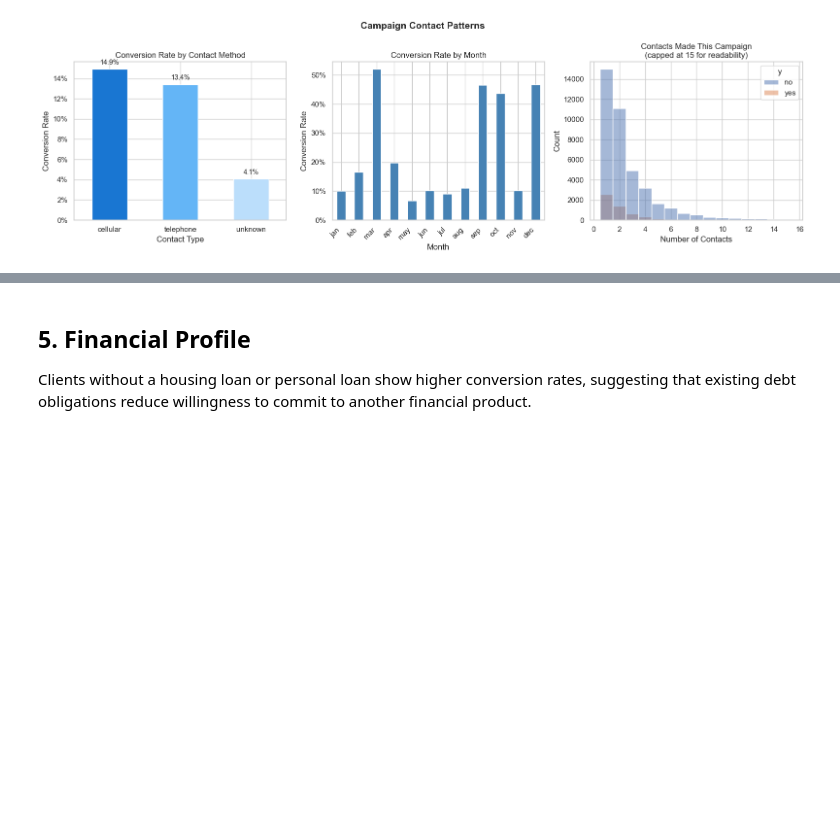
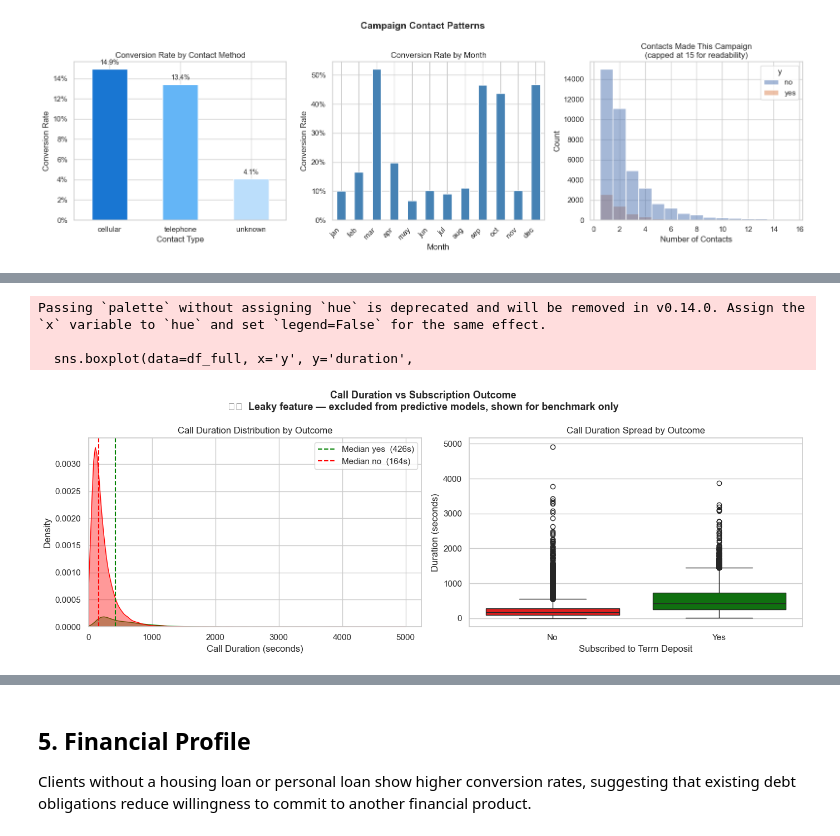
Before and after one commit to eigen-echo/ucb-pa17-comparing-classifiers, a Jupyter notebook: notebooks/00-exploratary-data-analysis.ipynb, the cells around one changed output, grey strips where cells are left out. Drawn from its saved outputs; the diff is of its cells as text; code cells hidden in the pictures; blank space fills up the shorter version.

```diff
--- a/notebooks/00-exploratary-data-analysis.ipynb
+++ b/notebooks/00-exploratary-data-analysis.ipynb
@@ -321,0 +326,38 @@ plt.show()
+# %%
+
+fig, axes = plt.subplots(1, 2, figsize=(14, 5))
+sns.kdeplot(
+    data=df_full, x='duration', hue='y',
+    palette={'yes': 'green', 'no': 'red'},
+    fill=True, alpha=0.4, ax=axes[0],
+)
+median_yes = df_full[df_full['y'] == 'yes']['duration'].median()
+median_no  = df_full[df_full['y'] == 'no']['duration'].median()
+axes[0].axvline(median_yes, color='green', linestyle='--', linewidth=1.5,
+                label=f'Median yes  ({median_yes:.0f}s)')
+axes[0].axvline(median_no,  color='red',   linestyle='--', linewidth=1.5,
+                label=f'Median no  ({median_no:.0f}s)')
+axes[0].set_title('Call Duration Distribution by Outcome')
+axes[0].set_xlabel('Call Duration (seconds)')
+axes[0].set_ylabel('Density')
+axes[0].set_xlim(left=0)
+axes[0].legend()
+
+
+sns.boxplot(data=df_full, x='y', y='duration',
+            palette={'yes': 'green', 'no': 'red'}, ax=axes[1])
+axes[1].set_title('Call Duration Spread by Outcome')
+axes[1].set_xlabel('Subscribed to Term Deposit')
+axes[1].set_ylabel('Duration (seconds)')
+axes[1].set_xticklabels(['No', 'Yes'])
+
+plt.suptitle('Call Duration vs Subscription Outcome\n'
+             'Leaky feature — excluded from predictive models, shown for benchmark only',
+             fontsize=13, fontweight='bold')
+plt.tight_layout()
+plt.show()
+# %% [output]
+Passing `palette` without assigning `hue` is deprecated and will be removed in v0.14.0. Assign the `x` variable to `hue` and set `legend=False` for the same effect.
+
+  sns.boxplot(data=df_full, x='y', y='duration',
+[figure, added]
```
Also changed, not shown: parts of 7 cells of this notebook.
